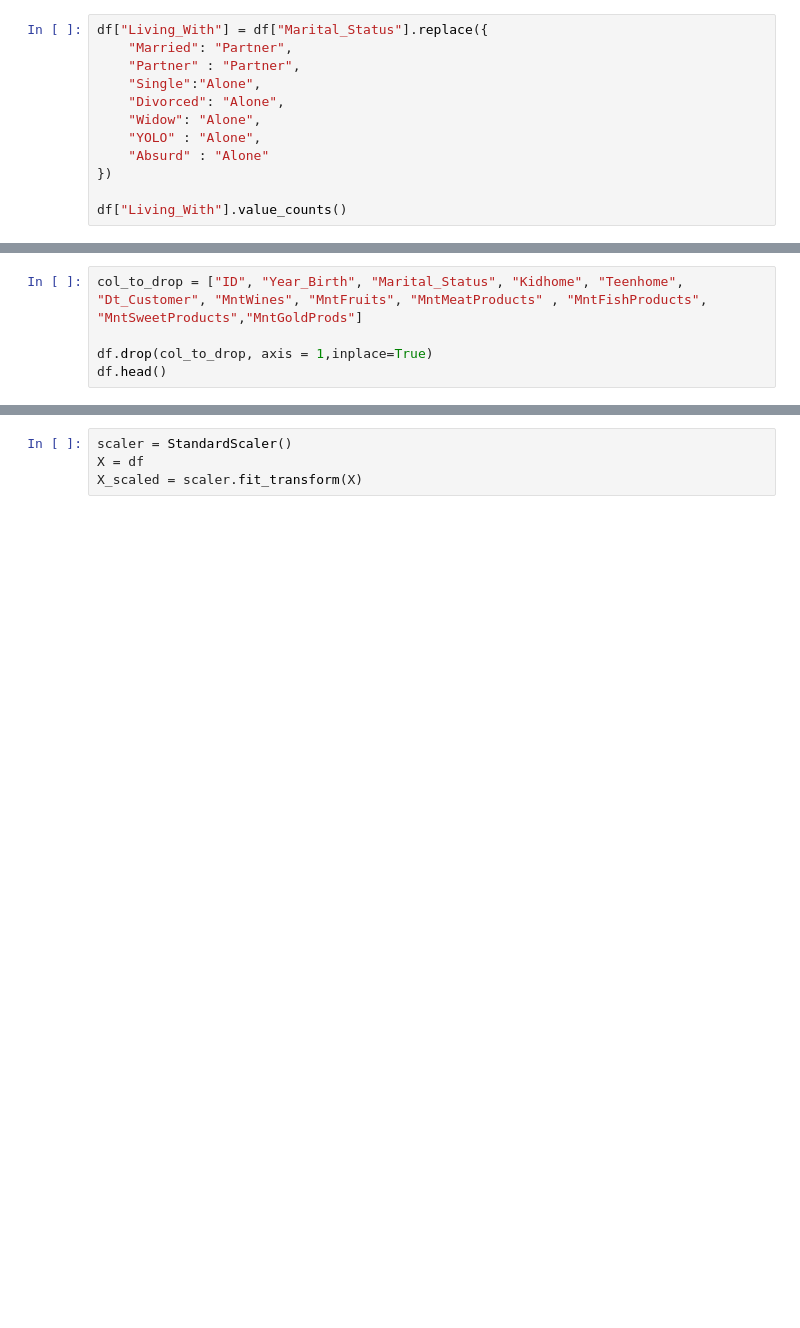
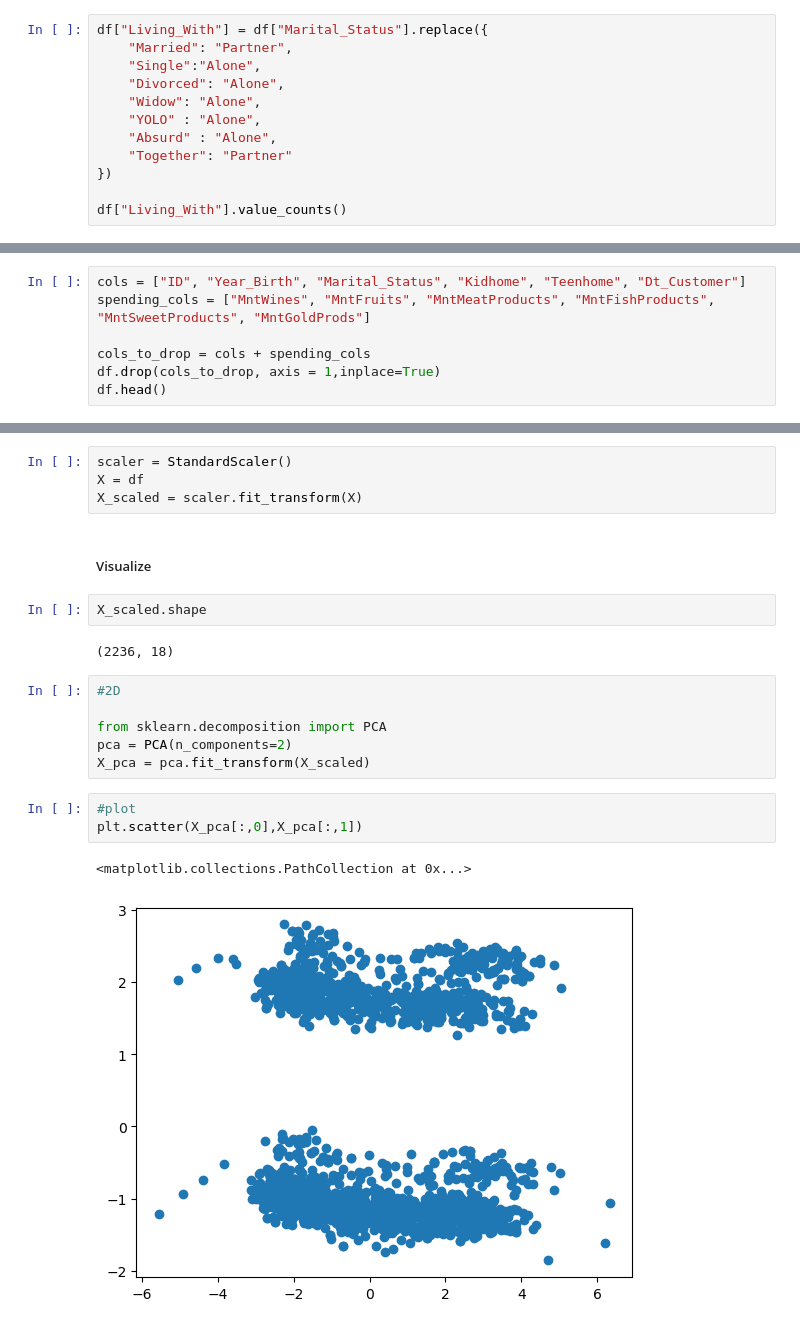
Before and after one commit to tahaftm/Prime-AIML, a Jupyter notebook: SmartCard Clustering System/implementation.ipynb, the cells around one changed output, grey strips where cells are left out. Saved outputs shown, nothing was run; the diff lists cells and outputs as text; blank space fills up the shorter version.

Commit message:
visualization pca

```diff
--- a/SmartCard Clustering System/implementation.ipynb
+++ b/SmartCard Clustering System/implementation.ipynb
@@ -186,12 +186,12 @@ Name: count, dtype: int64
 # %%
 df["Living_With"] = df["Marital_Status"].replace({
     "Married": "Partner",
-    "Partner" : "Partner",
     "Single":"Alone",
     "Divorced": "Alone",
     "Widow": "Alone",
     "YOLO" : "Alone",
-    "Absurd" : "Alone"
+    "Absurd" : "Alone",
+    "Together": "Partner"
 })
 
 df["Living_With"].value_counts()
@@ -225,9 +224,11 @@ Index(['ID', 'Year_Birth', 'Education', 'Marital_Status', 'Income', 'Kidhome',
        'Total_Children', 'Living_With'],
       dtype='object')
 # %%
-col_to_drop = ["ID", "Year_Birth", "Marital_Status", "Kidhome", "Teenhome", "Dt_Customer", "MntWines", "MntFruits", "MntMeatProducts" , "MntFishProducts", "MntSweetProducts","MntGoldProds"]
+cols = ["ID", "Year_Birth", "Marital_Status", "Kidhome", "Teenhome", "Dt_Customer"]
+spending_cols = ["MntWines", "MntFruits", "MntMeatProducts", "MntFishProducts", "MntSweetProducts", "MntGoldProds"]
 
-df.drop(col_to_drop, axis = 1,inplace=True)
+cols_to_drop = cols + spending_cols
+df.drop(cols_to_drop, axis = 1,inplace=True)
 df.head()
 # %% [output]
 |  | Education | Income | Recency | NumDealsPurchases | NumWebPurchases | NumCatalogPurchases | ... |
@@ -294,3 +317,21 @@ df = pd.concat([df.drop(columns  =cat_cols),encoded_df],axis=1)
 scaler = StandardScaler()
 X = df
 X_scaled = scaler.fit_transform(X)
+# %% [markdown]
+##### Visualize
+# %%
+X_scaled.shape
+# %% [output]
+(2236, 18)
+# %%
+#2D
+
+from sklearn.decomposition import PCA
+pca = PCA(n_components=2)
+X_pca = pca.fit_transform(X_scaled)
+# %%
+#plot
+plt.scatter(X_pca[:,0],X_pca[:,1])
+# %% [output]
+<matplotlib.collections.PathCollection at 0x...>
+[figure, added]
```
Also changed, not shown: parts of 5 cells of this notebook.
